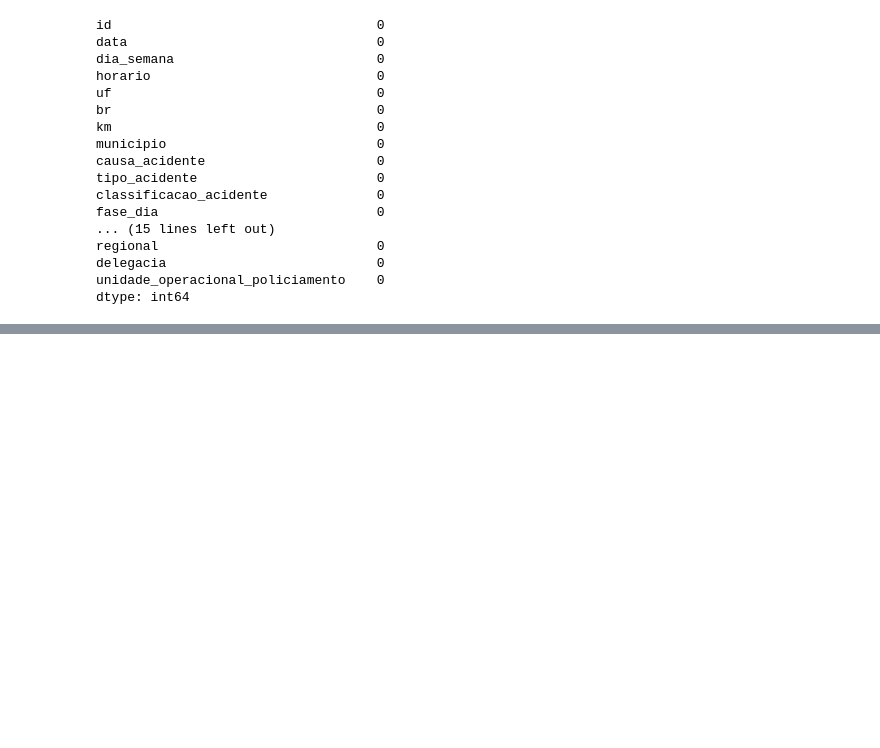
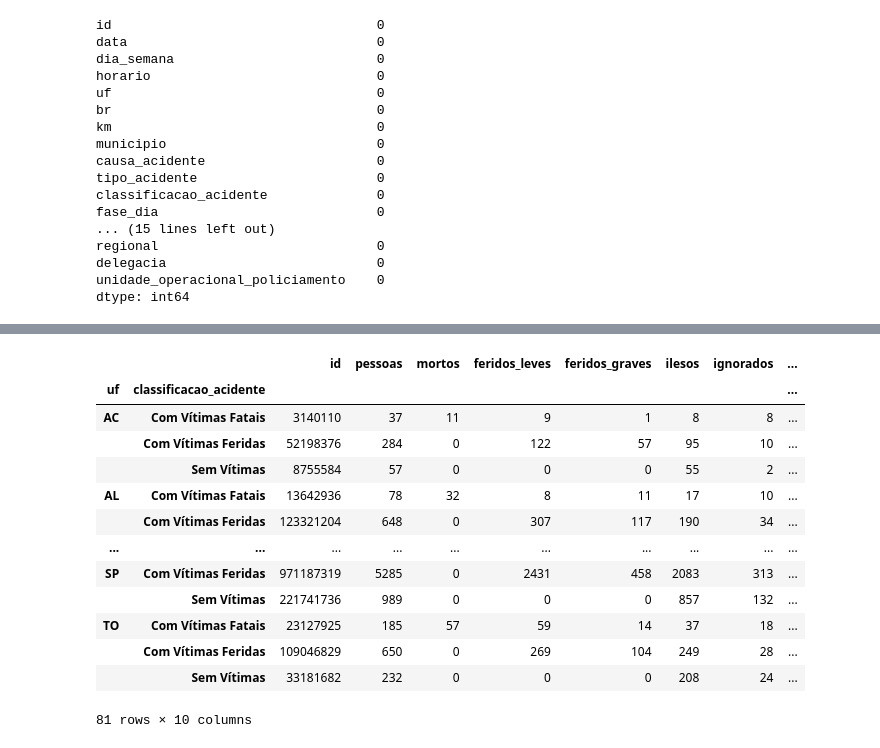
Before and after one commit to sheylacantalupo/Analysis-BDBI, a Jupyter notebook: PRF_acidentes.ipynb, the cells around one changed output, grey strips where cells are left out. Cells and saved outputs as stored; diff of their text form; code cells hidden in the pictures; blank space fills up the shorter version.

Commit message:
parte02_agrupamento de dados

```diff
--- a/PRF_acidentes.ipynb
+++ b/PRF_acidentes.ipynb
@@ -130,0 +121,18 @@ dados_renomeado.describe()
+# %%
+acidente_regiao = dados_renomeado.groupby(["uf", "classificacao_acidente"]).sum()
+acidente_regiao
+# %% [output]
+|  |  | id | pessoas | mortos | feridos_leves | feridos_graves | ilesos | ignorados | ... |
+| uf | classificacao_acidente |  |  |  |  |  |  |  | ... |
+| AC | Com Vítimas Fatais | 3140110 | 37 | 11 | 9 | 1 | 8 | 8 | ... |
+|  | Com Vítimas Feridas | 52198376 | 284 | 0 | 122 | 57 | 95 | 10 | ... |
+|  | Sem Vítimas | 8755584 | 57 | 0 | 0 | 0 | 55 | 2 | ... |
+| AL | Com Vítimas Fatais | 13642936 | 78 | 32 | 8 | 11 | 17 | 10 | ... |
+|  | Com Vítimas Feridas | 123321204 | 648 | 0 | 307 | 117 | 190 | 34 | ... |
+| ... | ... | ... | ... | ... | ... | ... | ... | ... | ... |
+| SP | Com Vítimas Feridas | 971187319 | 5285 | 0 | 2431 | 458 | 2083 | 313 | ... |
+|  | Sem Vítimas | 221741736 | 989 | 0 | 0 | 0 | 857 | 132 | ... |
+| TO | Com Vítimas Fatais | 23127925 | 185 | 57 | 59 | 14 | 37 | 18 | ... |
+|  | Com Vítimas Feridas | 109046829 | 650 | 0 | 269 | 104 | 249 | 28 | ... |
+|  | Sem Vítimas | 33181682 | 232 | 0 | 0 | 0 | 208 | 24 | ... |
+81 rows × 10 columns
```
Also changed, not shown: parts of 4 cells of this notebook.
